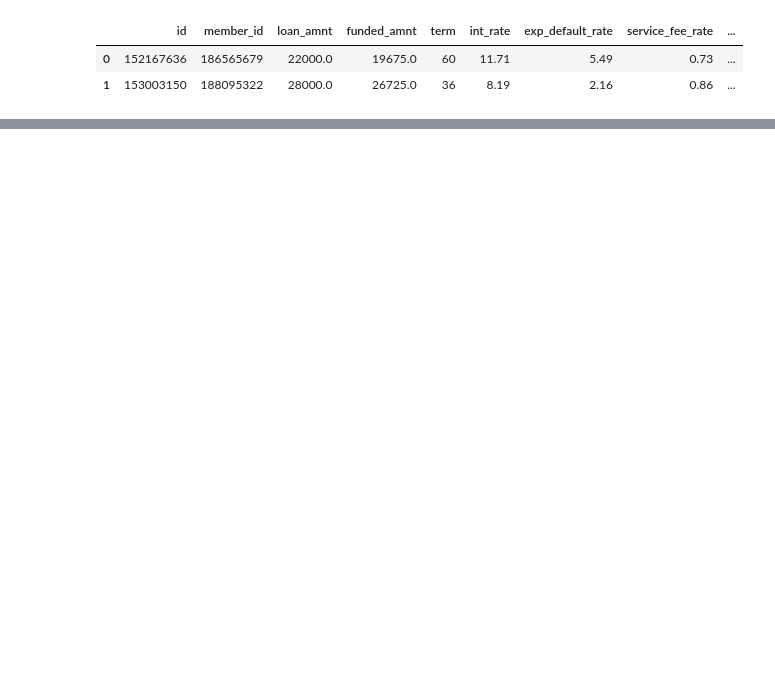
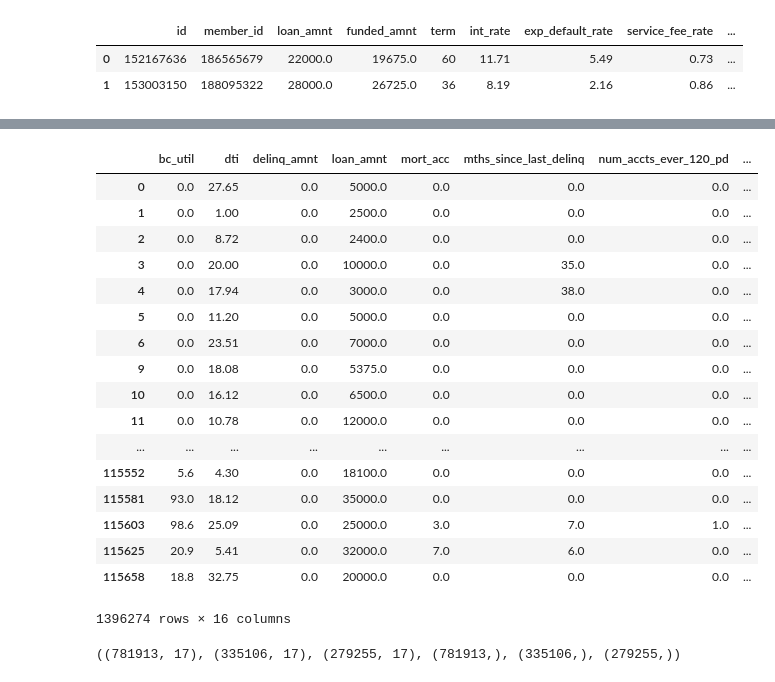
Before and after one commit to LambdaSchool/DS-Unit-2-Classification-2, a Jupyter notebook: module1-making-datasets/MakingDatasetsLendingClub.ipynb, the cells around one changed output, grey strips where cells are left out. Drawn from its saved outputs; the diff is of its cells as text; code cells hidden in the pictures; blank space fills up the shorter version.

```diff
--- a/module1-making-datasets/MakingDatasetsLendingClub.ipynb
+++ b/module1-making-datasets/MakingDatasetsLendingClub.ipynb
@@ -50,0 +76,11 @@ sns.distplot(df['loan_status']);
+# %%
+features = ['grade','bc_util', 'dti','delinq_amnt','loan_amnt','mort_acc','mths_since_last_delinq','num_accts_ever_120_pd','num_actv_bc_tl','num_rev_tl_bal_gt_0','open_rv_24m','out_prncp','pub_rec','pymnt_plan','revol_bal','term','title','tot_coll_amt','tot_cur_bal','annual_inc']
+target = 'loan_status'
+X = df[features]
+y = df[target]
+
+y = pd.Series(np.where(y.values == 'Fully Paid', 1, 0),
+              y.index)
+
+missing = X.isnull().sum()
+missing/len(X)
@@ -53,7 +107,27 @@ sns.distplot(df['loan_status']);
 
 #More data requires more memory & time, but may enable better model fit.
 #For example, to keep 10% of the data:
-from sklearn.model_selection import train_test_split
 
-historical, _ = train_test_split(df.copy(), train_size=0.10,
-                             stratify=df['loan_status'])
+X = X.fillna(0)
+# %%
+numeric = ['int16', 'int32', 'int64', 'float16', 'float32', 'float64']
+X.select_dtypes(include = numeric)
+# %% [output]
+|  | bc_util | dti | delinq_amnt | loan_amnt | mort_acc | mths_since_last_delinq | num_accts_ever_120_pd | ... |
+| 0 | 0.0 | 27.65 | 0.0 | 5000.0 | 0.0 | 0.0 | 0.0 | ... |
+| 1 | 0.0 | 1.00 | 0.0 | 2500.0 | 0.0 | 0.0 | 0.0 | ... |
+| 2 | 0.0 | 8.72 | 0.0 | 2400.0 | 0.0 | 0.0 | 0.0 | ... |
+| 3 | 0.0 | 20.00 | 0.0 | 10000.0 | 0.0 | 35.0 | 0.0 | ... |
+| 4 | 0.0 | 17.94 | 0.0 | 3000.0 | 0.0 | 38.0 | 0.0 | ... |
+| 5 | 0.0 | 11.20 | 0.0 | 5000.0 | 0.0 | 0.0 | 0.0 | ... |
+| 6 | 0.0 | 23.51 | 0.0 | 7000.0 | 0.0 | 0.0 | 0.0 | ... |
+| 9 | 0.0 | 18.08 | 0.0 | 5375.0 | 0.0 | 0.0 | 0.0 | ... |
+| 10 | 0.0 | 16.12 | 0.0 | 6500.0 | 0.0 | 0.0 | 0.0 | ... |
+| 11 | 0.0 | 10.78 | 0.0 | 12000.0 | 0.0 | 0.0 | 0.0 | ... |
+| ... | ... | ... | ... | ... | ... | ... | ... | ... |
+| 115552 | 5.6 | 4.30 | 0.0 | 18100.0 | 0.0 | 0.0 | 0.0 | ... |
+| 115581 | 93.0 | 18.12 | 0.0 | 35000.0 | 0.0 | 0.0 | 0.0 | ... |
+| 115603 | 98.6 | 25.09 | 0.0 | 25000.0 | 3.0 | 7.0 | 1.0 | ... |
+| 115625 | 20.9 | 5.41 | 0.0 | 32000.0 | 7.0 | 6.0 | 0.0 | ... |
+| 115658 | 18.8 | 32.75 | 0.0 | 20000.0 | 0.0 | 0.0 | 0.0 | ... |
+1396274 rows × 16 columns
@@ -59,0 +150,12 @@ historical, _ = train_test_split(df.copy(), train_size=0.10,
+# %%
+from sklearn.linear_model import LinearRegression
+from sklearn.model_selection import train_test_split
+
+X_train, X_test, y_train, y_test = train_test_split(
+    X, y, test_size=0.2, random_state=42, stratify=y)
+
+X_train, X_val, y_train, y_val = train_test_split(
+    X_train, y_train, test_size=0.3, random_state=42, stratify=y_train)
+X_train.shape, X_val.shape, X_test.shape, y_train.shape, y_val.shape, y_test.shape
+# %% [output]
+((781913, 17), (335106, 17), (279255, 17), (781913,), (335106,), (279255,))
```
Also changed, not shown: parts of 14 cells of this notebook.
